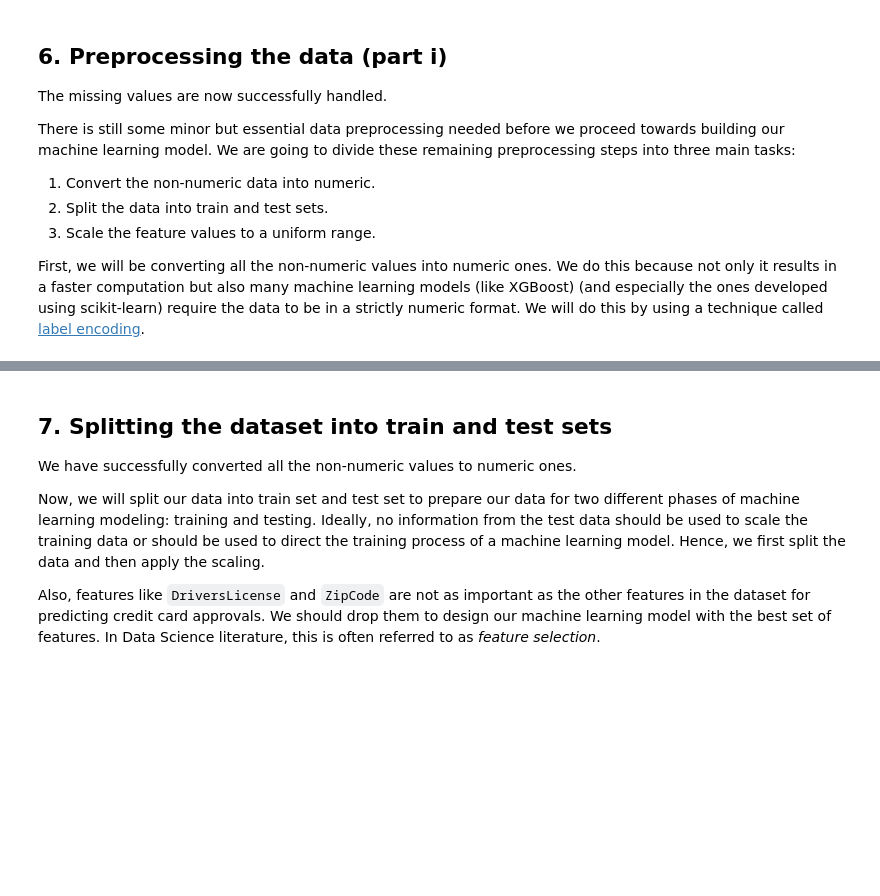
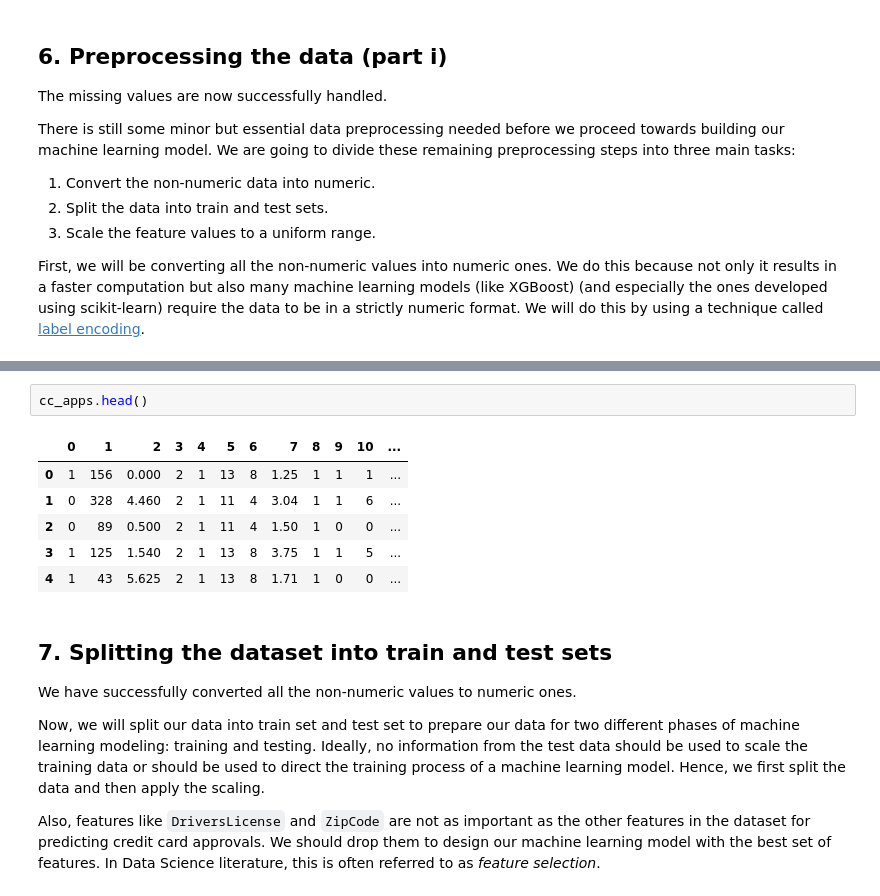
Before and after one commit to lvallejomendez/DataCamp-Projects, a Jupyter notebook: 06_Credit Card Approvals/notebook.ipynb, the cells around one changed output, grey strips where cells are left out. Drawn from its saved outputs; the diff is of its cells as text; blank space fills up the shorter version.

```diff
--- a/06_Credit Card Approvals/notebook.ipynb
+++ b/06_Credit Card Approvals/notebook.ipynb
@@ -185,3 +225,12 @@ for col in cc_apps.columns.to_numpy():
+# %%
+cc_apps.head()
+# %% [output]
+|  | 0 | 1 | 2 | 3 | 4 | 5 | 6 | 7 | 8 | 9 | 10 | ... |
+| 0 | 1 | 156 | 0.000 | 2 | 1 | 13 | 8 | 1.25 | 1 | 1 | 1 | ... |
+| 1 | 0 | 328 | 4.460 | 2 | 1 | 11 | 4 | 3.04 | 1 | 1 | 6 | ... |
+| 2 | 0 | 89 | 0.500 | 2 | 1 | 11 | 4 | 1.50 | 1 | 0 | 0 | ... |
+| 3 | 1 | 125 | 1.540 | 2 | 1 | 13 | 8 | 3.75 | 1 | 1 | 5 | ... |
+| 4 | 1 | 43 | 5.625 | 2 | 1 | 13 | 8 | 1.71 | 1 | 0 | 0 | ... |
 # %% [markdown]
 ## 7. Splitting the dataset into train and test sets
 <p>We have successfully converted all the non-numeric values to numeric ones.</p>
```
Also changed, not shown: parts of 13 cells of this notebook.
